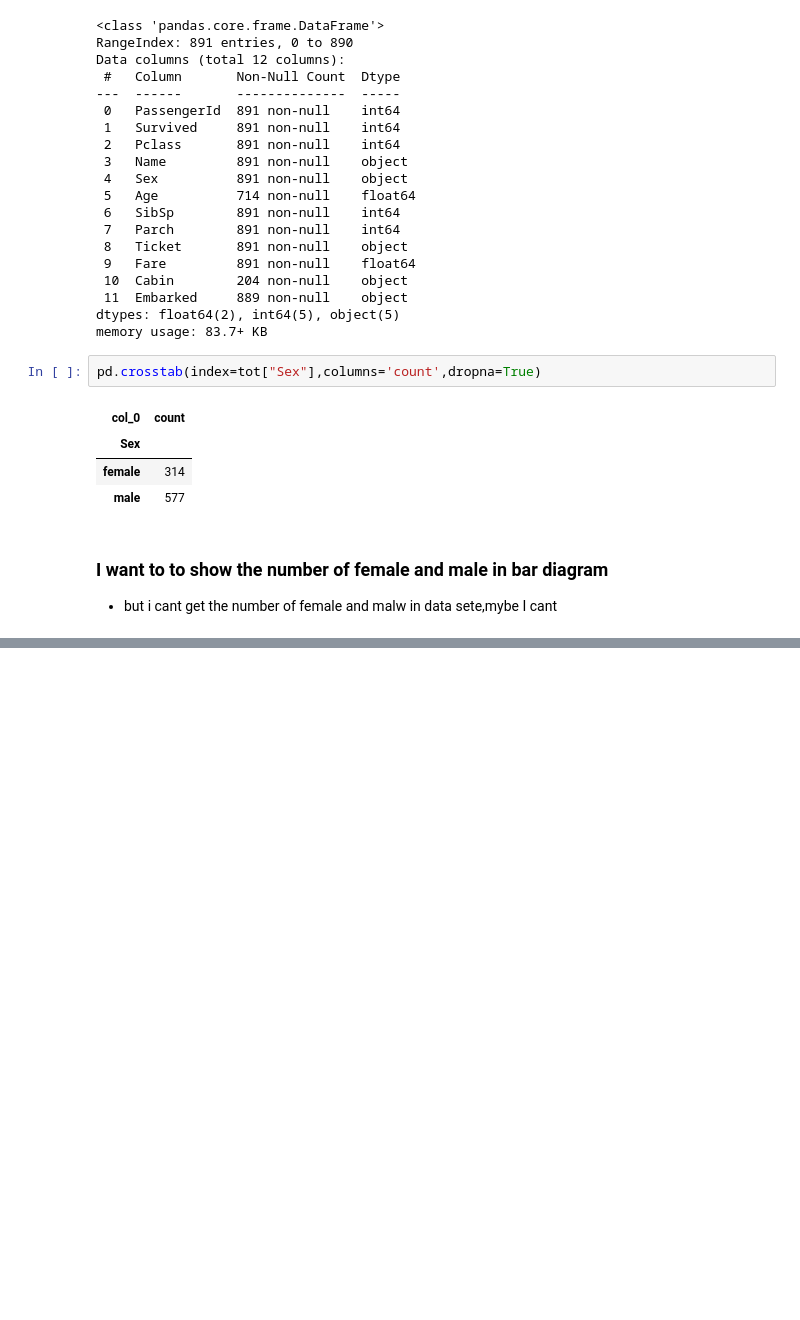
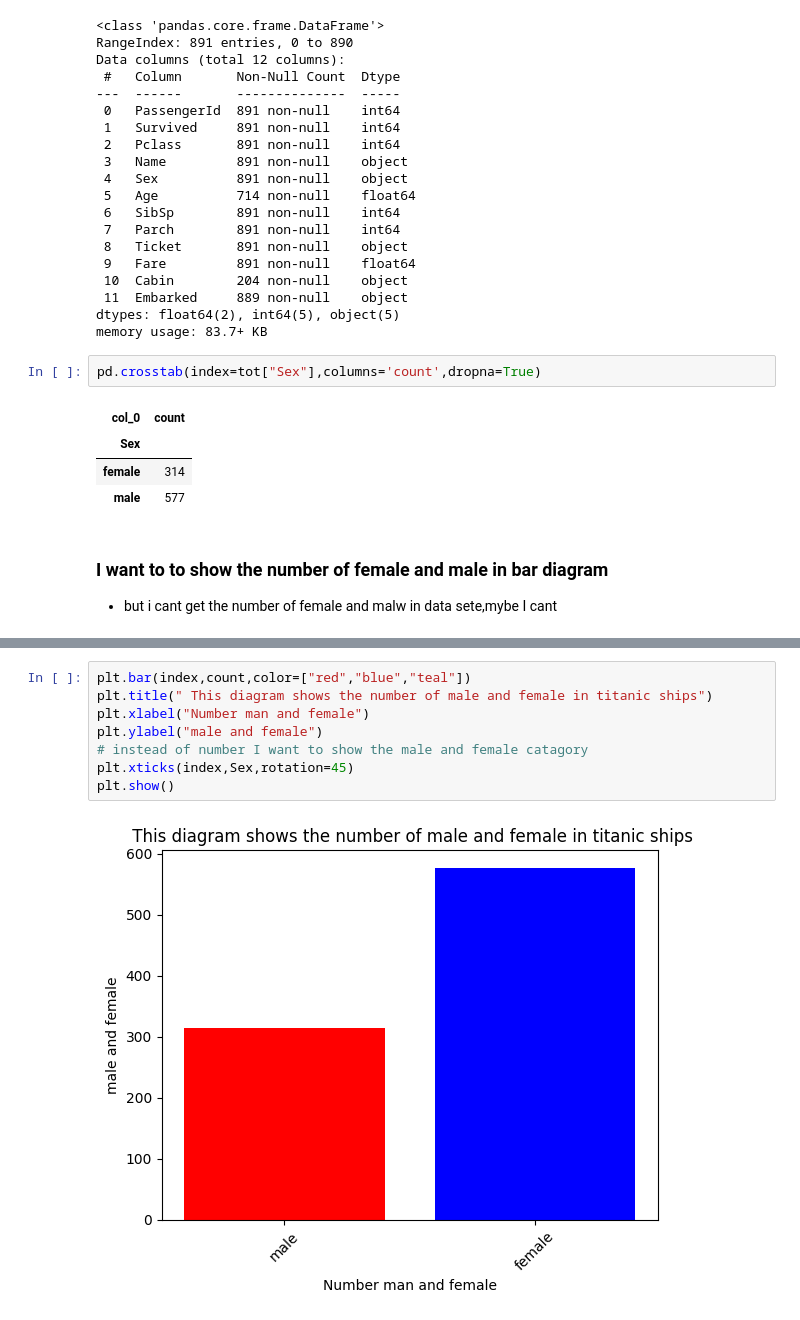
Before and after one commit to HasibullahAman/Data_Visulaization, a Jupyter notebook: Data_Visualization/Data_Visulization.ipynb, the cells around one changed output, grey strips where cells are left out. Cells and saved outputs as stored; diff of their text form; blank space fills up the shorter version.

```diff
--- a/Data_Visualization/Data_Visulization.ipynb
+++ b/Data_Visualization/Data_Visulization.ipynb
@@ -204,0 +218,10 @@ pd.crosstab(index=tot["Sex"],columns='count',dropna=True)
+# %%
+plt.bar(index,count,color=["red","blue","teal"])
+plt.title(" This diagram shows the number of male and female in titanic ships")
+plt.xlabel("Number man and female")
+plt.ylabel("male and female")
+# instead of number I want to show the male and female catagory
+plt.xticks(index,Sex,rotation=45)
+plt.show()
+# %% [output]
+[figure, added]
```
Also changed, not shown: parts of 2 cells of this notebook.
